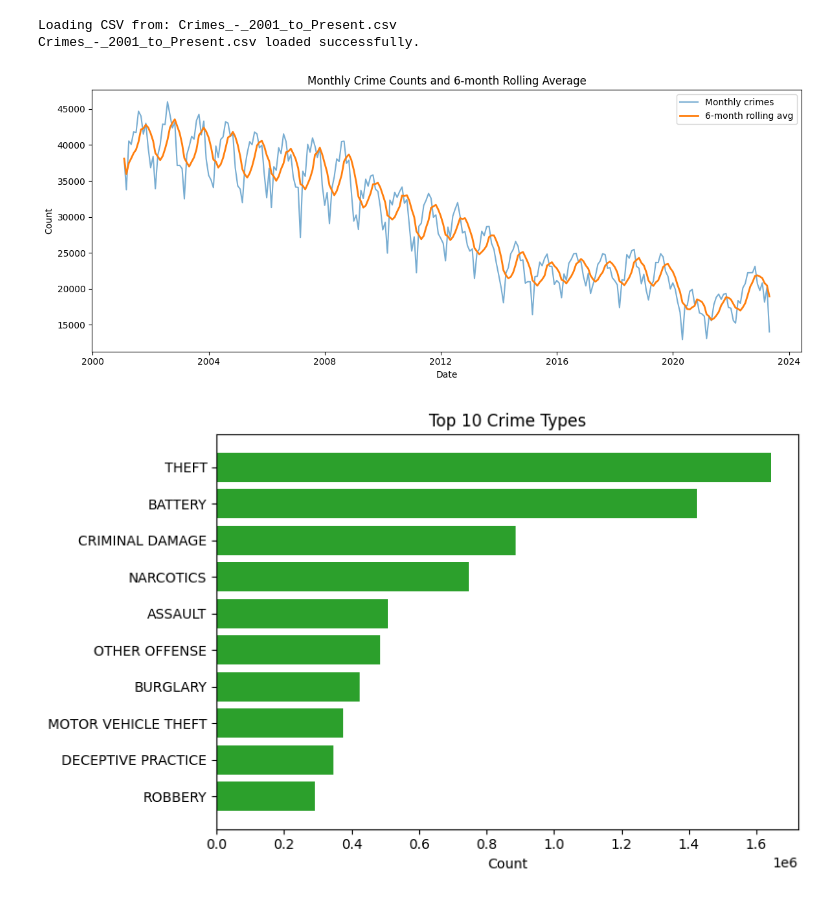
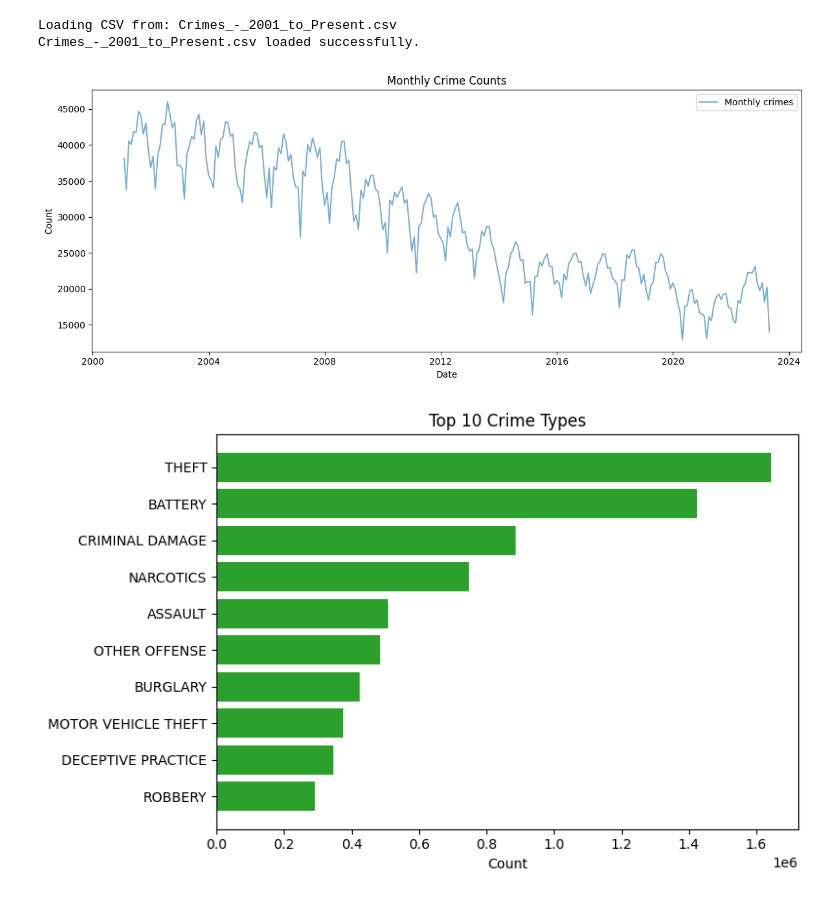
Before and after one commit to seyistry/ai-engineer, a Jupyter notebook: Tasks/Task_19/Task_19_to_crime_work.ipynb, the cells around one changed output. Cells and saved outputs as stored; diff of their text form; code cells hidden in the pictures.

```diff
--- a/Tasks/Task_19/Task_19_to_crime_work.ipynb
+++ b/Tasks/Task_19/Task_19_to_crime_work.ipynb
@@ -36,17 +36,15 @@ print('Crimes_-_2001_to_Present.csv loaded successfully.')
 Loading CSV from: Crimes_-_2001_to_Present.csv
 Crimes_-_2001_to_Present.csv loaded successfully.
 # %%
-# Task 1: Crime Trend Over Time (Monthly counts + 6-month rolling average)
-monthly = df.set_index('Date').resample('M').size()
-rolling6 = monthly.rolling(window=6, min_periods=1).mean()
+# Crime Trend Over Time (Monthly counts)
+monthly = df.set_index('Date').resample('ME').size()
 plt.figure(figsize=(12,5))
 plt.plot(monthly.index, monthly.values, label='Monthly crimes', color='C0', alpha=0.6)
-plt.plot(rolling6.index, rolling6.values, label='6-month rolling avg', color='C1', linewidth=2)
-plt.title('Monthly Crime Counts and 6-month Rolling Average')
+plt.title('Monthly Crime Counts')
 plt.xlabel('Date')
 plt.ylabel('Count')
 plt.legend()
 show()
 # %% [output]
-[figure, old version]
+[figure, new version]
 # %%
```
Also changed, not shown: parts of 9 cells of this notebook.
